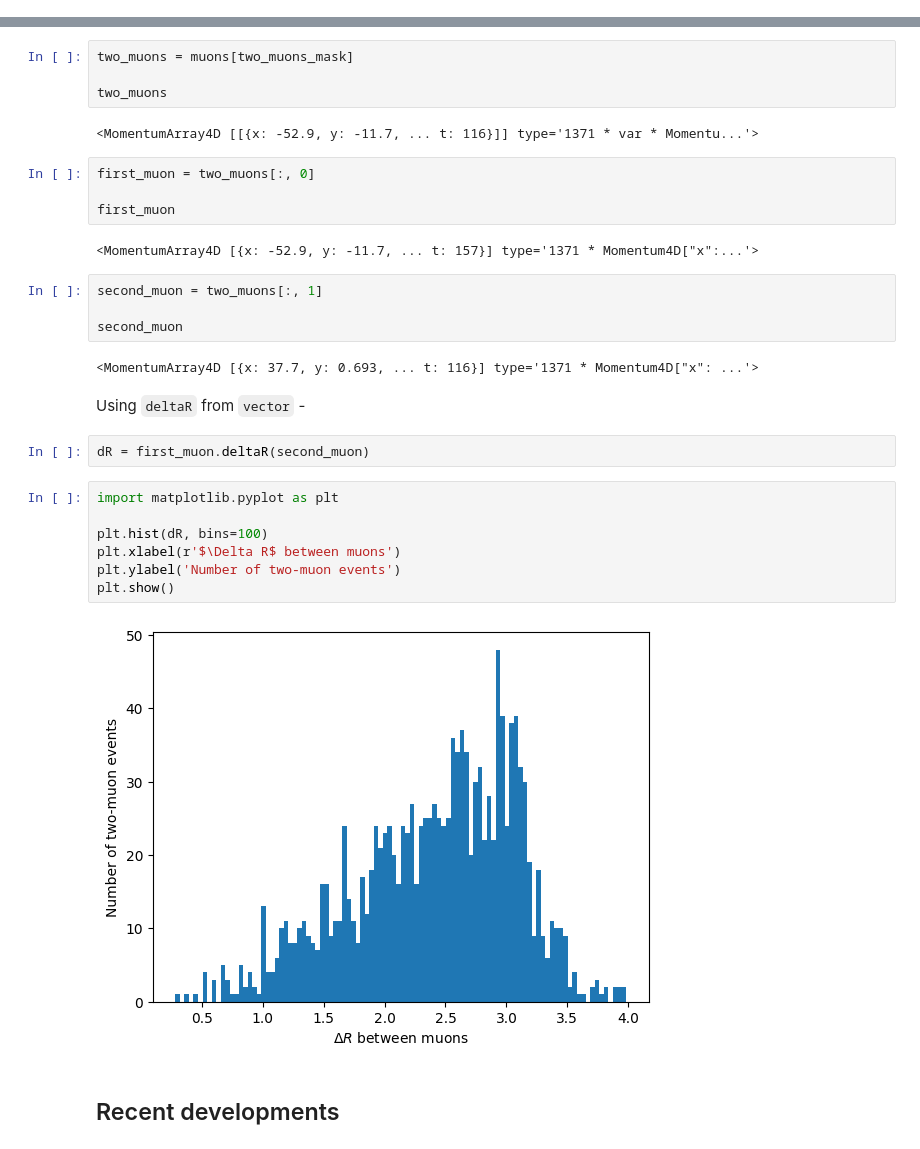
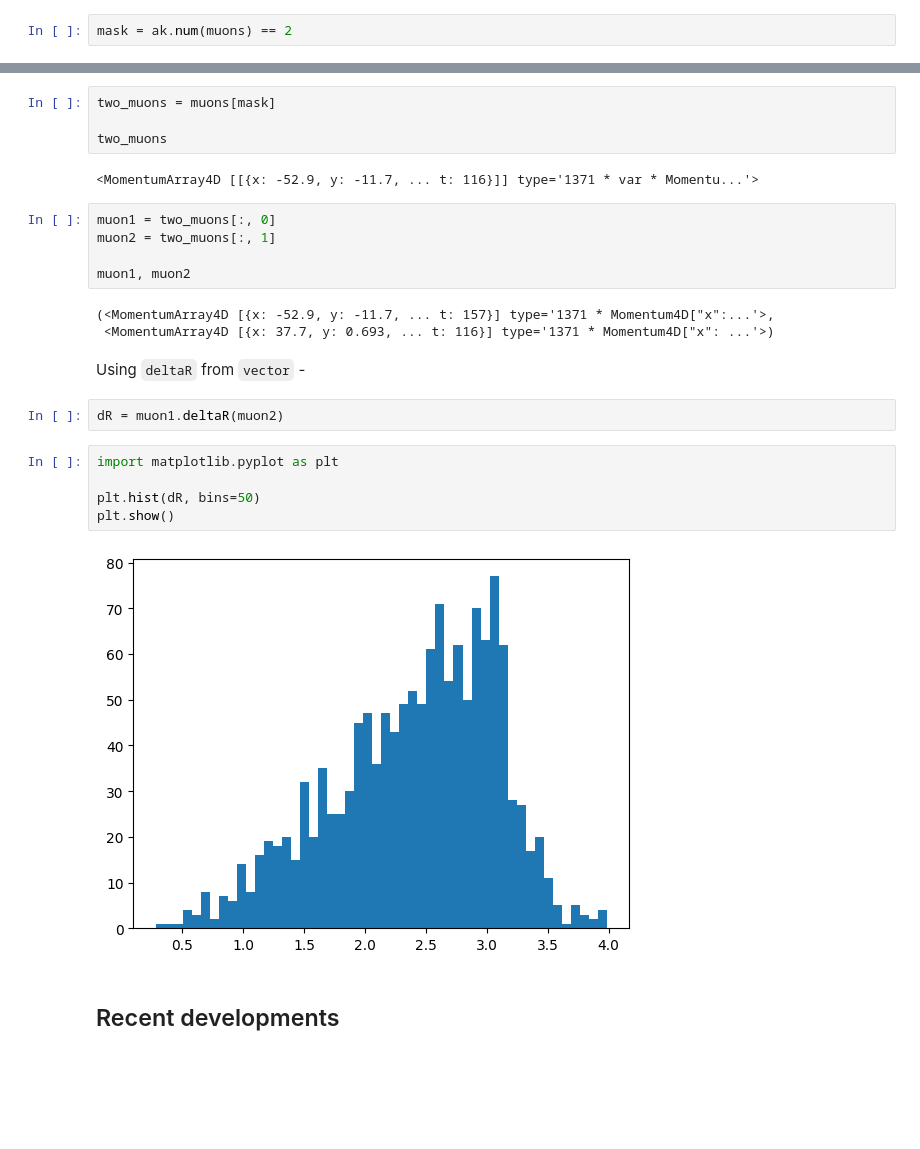
Before and after one commit to Saransh-cpp/PyHEP22-Constructing-HEP-vectors-and-analyzing-HEP-data-using-Vector, a Jupyter notebook: talk.ipynb, the cells around one changed output, grey strips where cells are left out. Saved outputs shown, nothing was run; the diff lists cells and outputs as text; blank space fills up the shorter version.

```diff
--- a/talk.ipynb
+++ b/talk.ipynb
@@ -695,36 +693,32 @@ two_muons_mask = branches.NMuon == 2
+# %%
+mask = ak.num(muons) == 2
 # %% [markdown]
 We can now obtain a momentum vector of these 2 muon events -
 # %%
-two_muons = muons[two_muons_mask]
+two_muons = muons[mask]
 
 two_muons
 # %% [output]
 <MomentumArray4D [[{x: -52.9, y: -11.7, ... t: 116}]] type='1371 * var * Momentu...'>
-# %%
-first_muon = two_muons[:, 0]
-
-first_muon
-# %% [output]
-<MomentumArray4D [{x: -52.9, y: -11.7, ... t: 157}] type='1371 * Momentum4D["x":...'>
-# %%
-second_muon = two_muons[:, 1]
-
-second_muon
-# %% [output]
-<MomentumArray4D [{x: 37.7, y: 0.693, ... t: 116}] type='1371 * Momentum4D["x": ...'>
+# %%
+muon1 = two_muons[:, 0]
+muon2 = two_muons[:, 1]
+
+muon1, muon2
+# %% [output]
+(<MomentumArray4D [{x: -52.9, y: -11.7, ... t: 157}] type='1371 * Momentum4D["x":...'>,
+ <MomentumArray4D [{x: 37.7, y: 0.693, ... t: 116}] type='1371 * Momentum4D["x": ...'>)
 # %% [markdown]
 Using `deltaR` from `vector` -
 # %%
-dR = first_muon.deltaR(second_muon)
+dR = muon1.deltaR(muon2)
 # %%
 import matplotlib.pyplot as plt
 
-plt.hist(dR, bins=100)
-plt.xlabel(r'$\Delta R$ between muons')
-plt.ylabel('Number of two-muon events')
+plt.hist(dR, bins=50)
 plt.show()
 # %% [output]
-[figure, old version]
+[figure, new version]
 # %% [markdown]
 ## Recent developments
 # %% [markdown]
```
Also changed, not shown: parts of 5 cells of this notebook.
